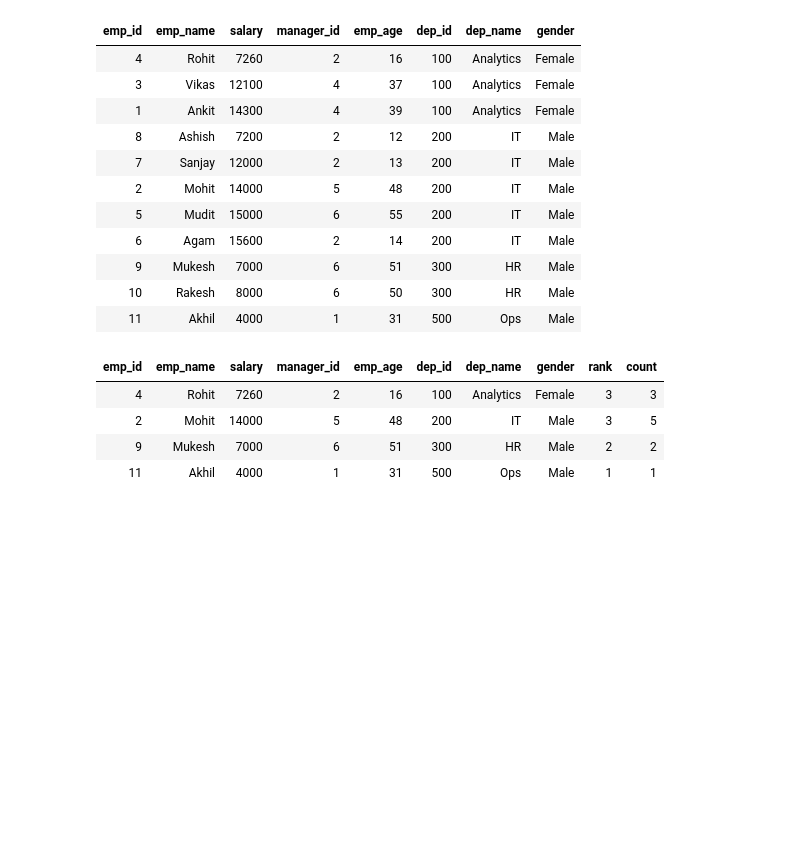
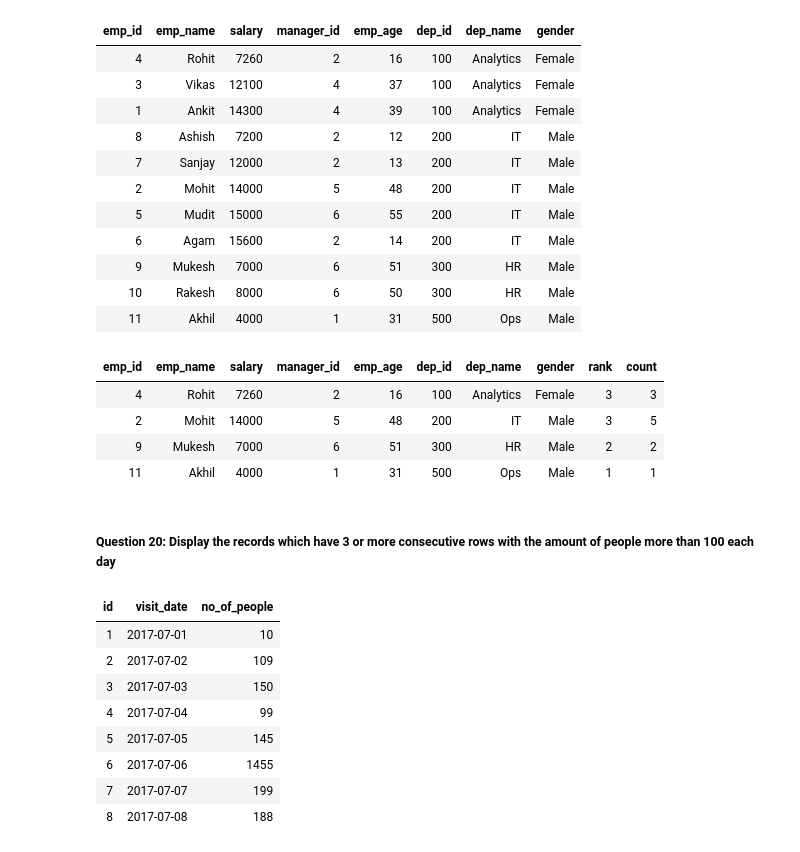
Before and after one commit to Rupam-1/SQL-Pyspark-practise_youtube, a Jupyter notebook: 03. SQL - Part2.ipynb, the cells around one changed output. Drawn from its saved outputs; the diff is of its cells as text; code cells hidden in the pictures; blank space fills up the shorter version.

```diff
--- a/03. SQL - Part2.ipynb
+++ b/03. SQL - Part2.ipynb
@@ -1463,3 +1463,34 @@ where rank = (
 | 2 | Mohit | 14000 | 5 | 48 | 200 | IT | Male | 3 | 5 |
 | 9 | Mukesh | 7000 | 6 | 51 | 300 | HR | Male | 2 | 2 |
 | 11 | Akhil | 4000 | 1 | 31 | 500 | Ops | Male | 1 | 1 |
+# %% [markdown]
+##### Question 20: Display the records which have 3 or more consecutive rows with the amount of people more than 100 each day
+# %%
+%sql
+DROP TABLE IF EXISTS stadium;
+CREATE TABLE stadium (
+    id INT,
+    visit_date DATE,
+    no_of_people INT
+);
+INSERT INTO stadium VALUES
+(1, '2017-07-01', 10),
+(2, '2017-07-02', 109),
+(3, '2017-07-03', 150),
+(4, '2017-07-04', 99),
+(5, '2017-07-05', 145),
+(6, '2017-07-06', 1455),
+(7, '2017-07-07', 199),
+(8, '2017-07-08', 188);
+
+SELECT * FROM stadium ORDER BY id;
+# %% [output]
+| id | visit_date | no_of_people |
+| 1 | 2017-07-01 | 10 |
+| 2 | 2017-07-02 | 109 |
+| 3 | 2017-07-03 | 150 |
+| 4 | 2017-07-04 | 99 |
+| 5 | 2017-07-05 | 145 |
+| 6 | 2017-07-06 | 1455 |
+| 7 | 2017-07-07 | 199 |
+| 8 | 2017-07-08 | 188 |
```
Also changed, not shown: parts of 1 cell of this notebook, 1 other file.
